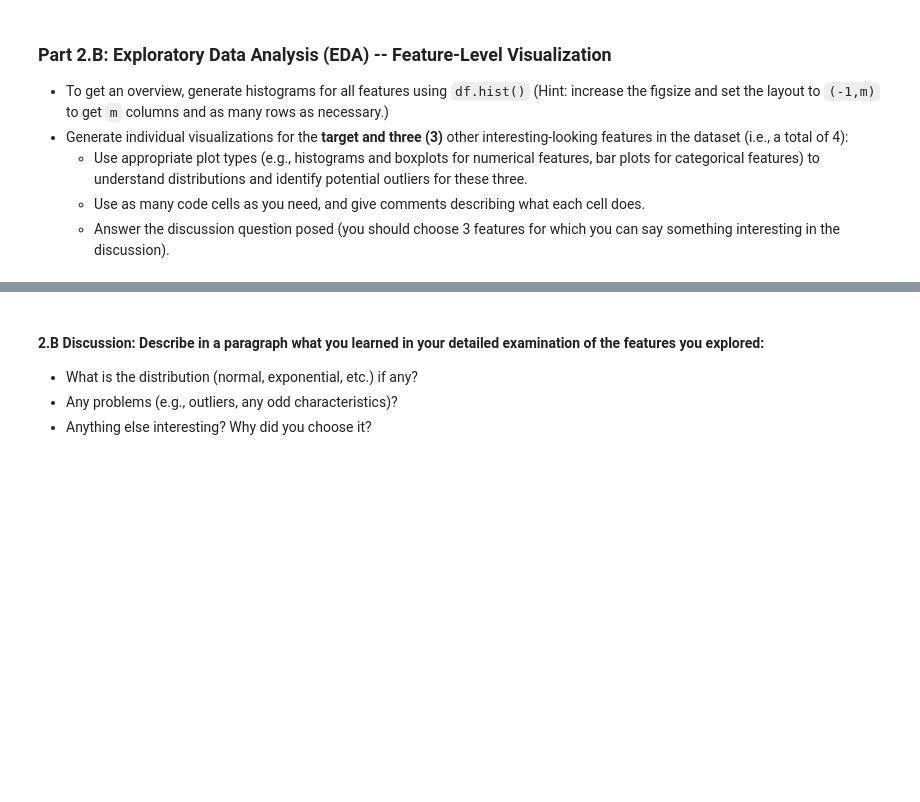
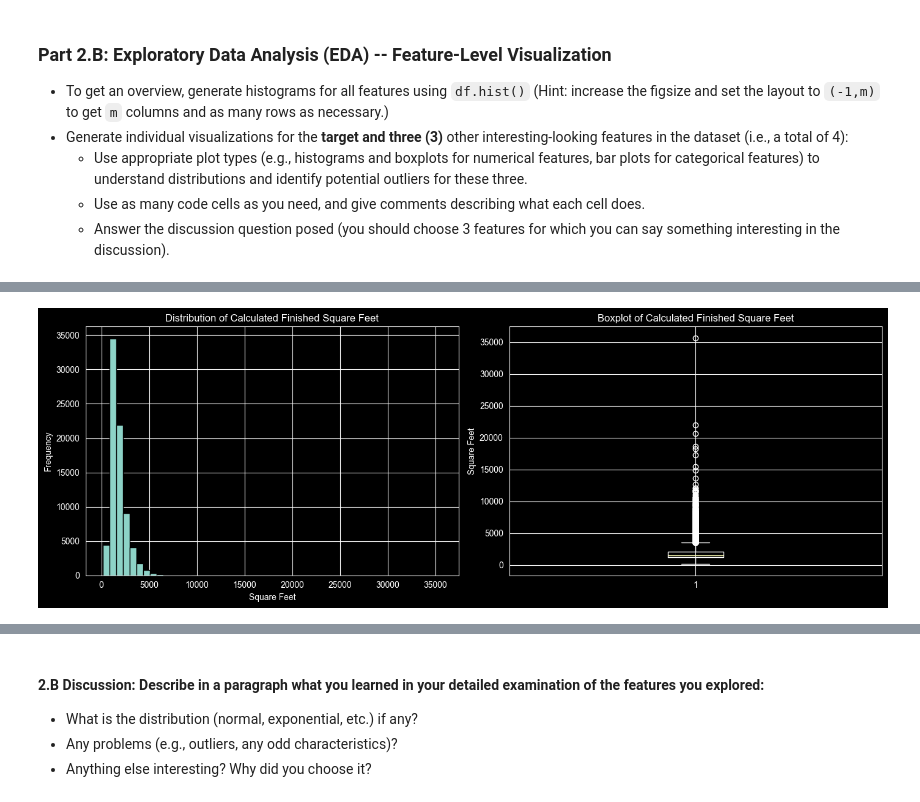
Before and after one commit to reynolkb-bu/Module-3-Assignments, a Jupyter notebook: Milestone_01.ipynb, the cells around one changed output, grey strips where cells are left out. Saved outputs shown, nothing was run; the diff lists cells and outputs as text; code cells hidden in the pictures; blank space fills up the shorter version.

```diff
--- a/Milestone_01.ipynb
+++ b/Milestone_01.ipynb
@@ -266,0 +294,17 @@ Also assessmentyear has 1 unique value (2016) — constant across all rows.
+# %%
+# Feature 2: calculatedfinishedsquarefeet - likely strong predictor of home value
+fig, axes = plt.subplots(1, 2, figsize=(14, 5))
+
+axes[0].hist(df['calculatedfinishedsquarefeet'].dropna(), bins=50, edgecolor='black')
+axes[0].set_title('Distribution of Calculated Finished Square Feet')
+axes[0].set_xlabel('Square Feet')
+axes[0].set_ylabel('Frequency')
+
+axes[1].boxplot(df['calculatedfinishedsquarefeet'].dropna(), vert=True)
+axes[1].set_title('Boxplot of Calculated Finished Square Feet')
+axes[1].set_ylabel('Square Feet')
+
+plt.tight_layout()
+plt.show()
+# %% [output]
+[figure, added]
```
Also changed, not shown: parts of 4 cells of this notebook.
